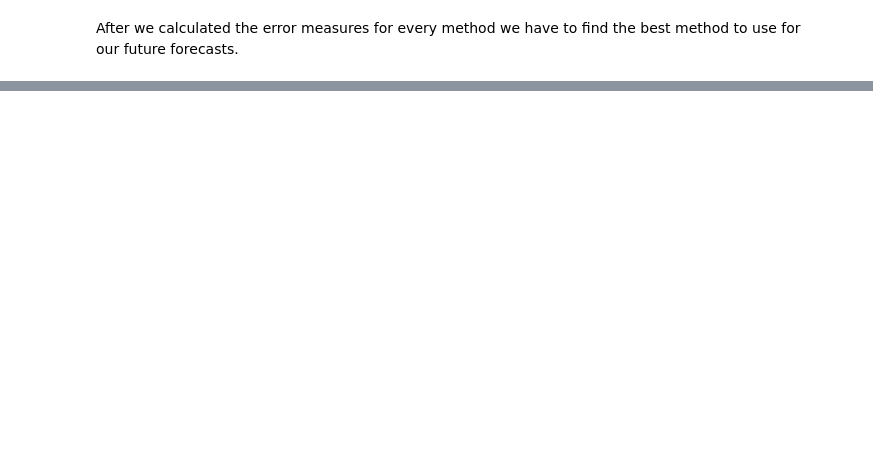
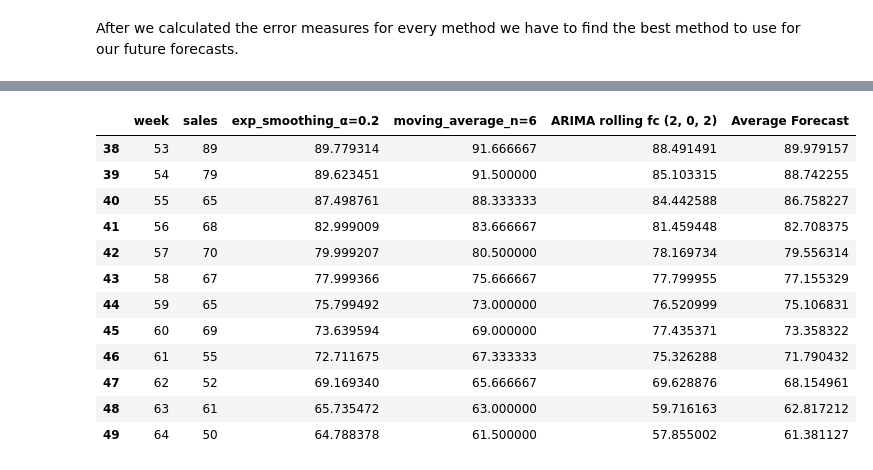
Before and after one commit to m-j-w-f/SCM, a Jupyter notebook: SCM_Forecasting.ipynb, the cells around one changed output, grey strips where cells are left out. Saved outputs shown, nothing was run; the diff lists cells and outputs as text; code cells hidden in the pictures; blank space fills up the shorter version.

```diff
--- a/SCM_Forecasting.ipynb
+++ b/SCM_Forecasting.ipynb
@@ -186,0 +301,16 @@ I would recommend to use a exponential smoothing forecast with an alpha of 0.2.
+# %%
+weekly_sales_cut_contd.tail(12)
+# %% [output]
+|  | week | sales | exp_smoothing_α=0.2 | moving_average_n=6 | ARIMA rolling fc (2, 0, 2) | Average Forecast |
+| 38 | 53 | 89 | 89.779314 | 91.666667 | 88.491491 | 89.979157 |
+| 39 | 54 | 79 | 89.623451 | 91.500000 | 85.103315 | 88.742255 |
+| 40 | 55 | 65 | 87.498761 | 88.333333 | 84.442588 | 86.758227 |
+| 41 | 56 | 68 | 82.999009 | 83.666667 | 81.459448 | 82.708375 |
+| 42 | 57 | 70 | 79.999207 | 80.500000 | 78.169734 | 79.556314 |
+| 43 | 58 | 67 | 77.999366 | 75.666667 | 77.799955 | 77.155329 |
+| 44 | 59 | 65 | 75.799492 | 73.000000 | 76.520999 | 75.106831 |
+| 45 | 60 | 69 | 73.639594 | 69.000000 | 77.435371 | 73.358322 |
+| 46 | 61 | 55 | 72.711675 | 67.333333 | 75.326288 | 71.790432 |
+| 47 | 62 | 52 | 69.169340 | 65.666667 | 69.628876 | 68.154961 |
+| 48 | 63 | 61 | 65.735472 | 63.000000 | 59.716163 | 62.817212 |
+| 49 | 64 | 50 | 64.788378 | 61.500000 | 57.855002 | 61.381127 |
```
Also changed, not shown: parts of 29 cells of this notebook.
